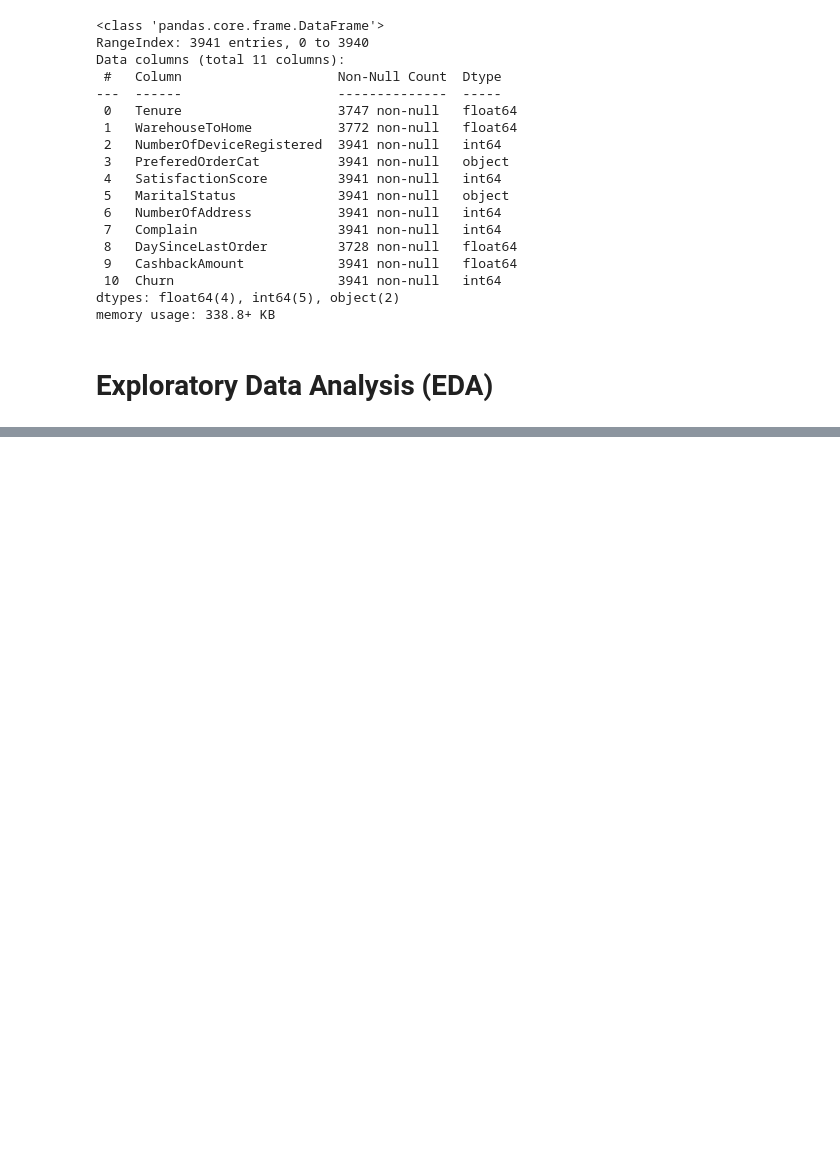
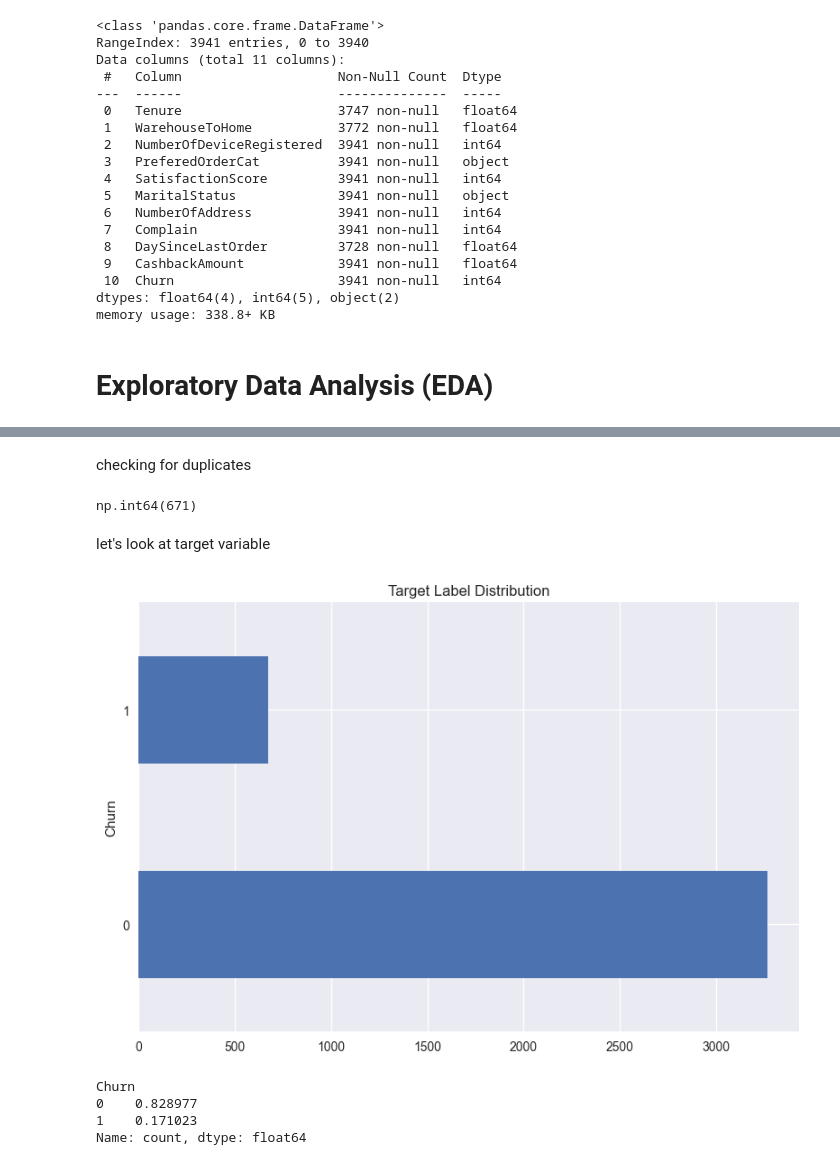
Before and after one commit to nayana-sisil/predictive-customer-churn-ecommerce-retention, a Jupyter notebook: cutomer_churn.ipynb, the cells around one changed output, grey strips where cells are left out. Drawn from its saved outputs; the diff is of its cells as text; code cells hidden in the pictures; blank space fills up the shorter version.

```diff
--- a/cutomer_churn.ipynb
+++ b/cutomer_churn.ipynb
@@ -89,7 +89,7 @@ The dataset was created for the HackerEarth competition titled *"How NOT to lose
 # %%
 import numpy as np
 import pandas as pd
-from ydata_profiling import ProfileReport
+from ydata_profiling import ProfileReport #looks  not  necessary
 
 import matplotlib.pyplot as plt
 import seaborn as sns
@@ -131,8 +131,10 @@ import shap
 import warnings
 warnings.filterwarnings('ignore')
 
-from pathlib import Path
-import urllib.request
+from pathlib import Path #need to restrucute
+import urllib.request #  need  to  restrture
+
+plt.style.use("seaborn-v0_8")
 # %% [markdown]
 # Import dataset
 # %%
@@ -199,0 +209,23 @@ Data Cleaning
+# %% [markdown]
+checking  for duplicates
+# %%
+df.duplicated().sum()
+# %% [output]
+np.int64(671)
+# %% [markdown]
+let's look at target variable
+# %%
+df['Churn'].value_counts().plot(kind='barh',
+                               title = 'Target Label Distribution'
+                               )
+plt.tight_layout()
+plt.show()
+# %% [output]
+[figure, added]
+# %%
+df['Churn'].value_counts()/ df.shape[0]
+# %% [output]
+Churn
+0    0.828977
+1    0.171023
+Name: count, dtype: float64
```
Also changed, not shown: parts of 7 cells of this notebook.
